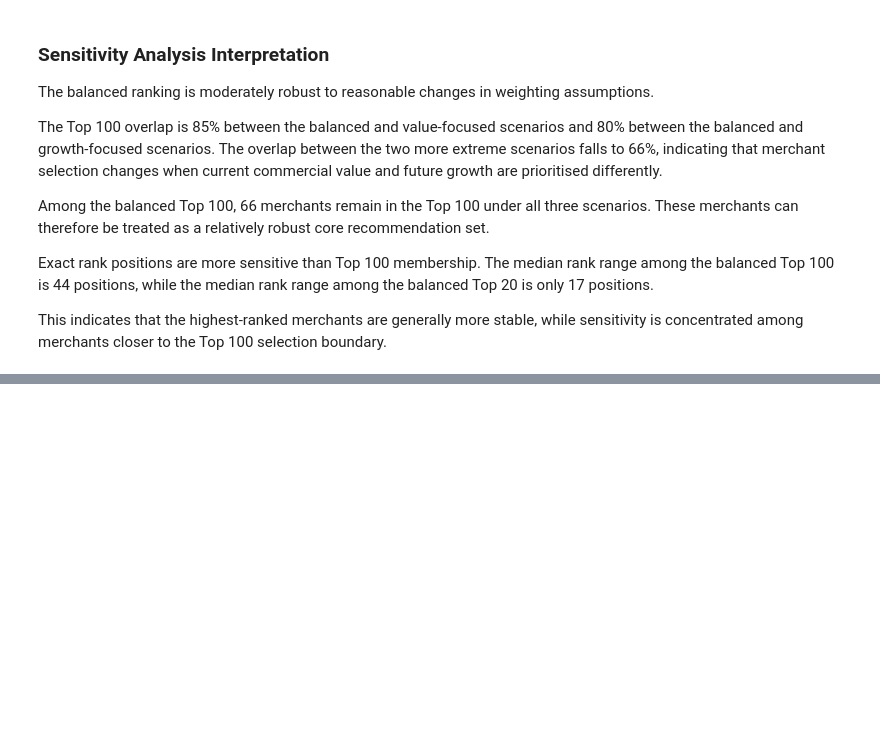
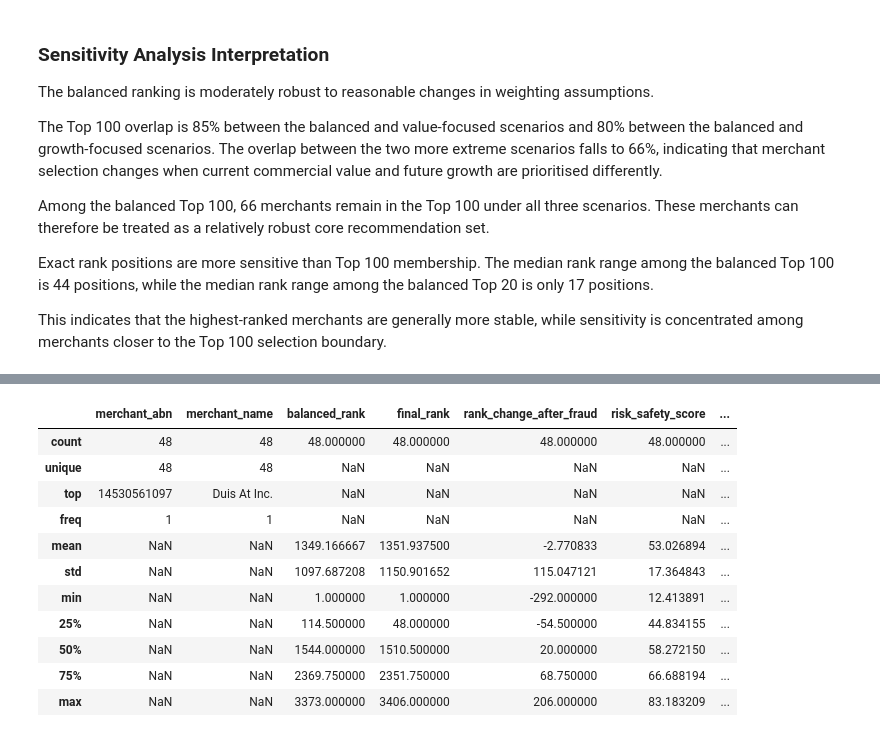
Before and after one commit to yixxx111/MAST30034-Project-2-Group-50, a Jupyter notebook: member5_ranking/ranking_summary.ipynb, the cells around one changed output, grey strips where cells are left out. Cells and saved outputs as stored; diff of their text form; code cells hidden in the pictures; blank space fills up the shorter version.

```diff
--- a/member5_ranking/ranking_summary.ipynb
+++ b/member5_ranking/ranking_summary.ipynb
@@ -600,0 +846,32 @@ This indicates that the highest-ranked merchants are generally more stable, whil
+# %%
+direct_fraud_rank_changes = (
+    final_df[
+        final_df["has_direct_merchant_fraud_information"] == True
+    ][
+        [
+            "merchant_abn",
+            "merchant_name",
+            "balanced_rank",
+            "final_rank",
+            "rank_change_after_fraud",
+            "risk_safety_score",
+            "fraud_evidence_status",
+        ]
+    ]
+    .sort_values("rank_change_after_fraud")
+)
+
+direct_fraud_rank_changes.describe(include="all")
+# %% [output]
+|  | merchant_abn | merchant_name | balanced_rank | final_rank | rank_change_after_fraud | risk_safety_score | ... |
+| count | 48 | 48 | 48.000000 | 48.000000 | 48.000000 | 48.000000 | ... |
+| unique | 48 | 48 | NaN | NaN | NaN | NaN | ... |
+| top | 14530561097 | Duis At Inc. | NaN | NaN | NaN | NaN | ... |
+| freq | 1 | 1 | NaN | NaN | NaN | NaN | ... |
+| mean | NaN | NaN | 1349.166667 | 1351.937500 | -2.770833 | 53.026894 | ... |
+| std | NaN | NaN | 1097.687208 | 1150.901652 | 115.047121 | 17.364843 | ... |
+| min | NaN | NaN | 1.000000 | 1.000000 | -292.000000 | 12.413891 | ... |
+| 25% | NaN | NaN | 114.500000 | 48.000000 | -54.500000 | 44.834155 | ... |
+| 50% | NaN | NaN | 1544.000000 | 1510.500000 | 20.000000 | 58.272150 | ... |
+| 75% | NaN | NaN | 2369.750000 | 2351.750000 | 68.750000 | 66.688194 | ... |
+| max | NaN | NaN | 3373.000000 | 3406.000000 | 206.000000 | 83.183209 | ... |
```
Also changed, not shown: parts of 21 cells of this notebook, 7 other files.
